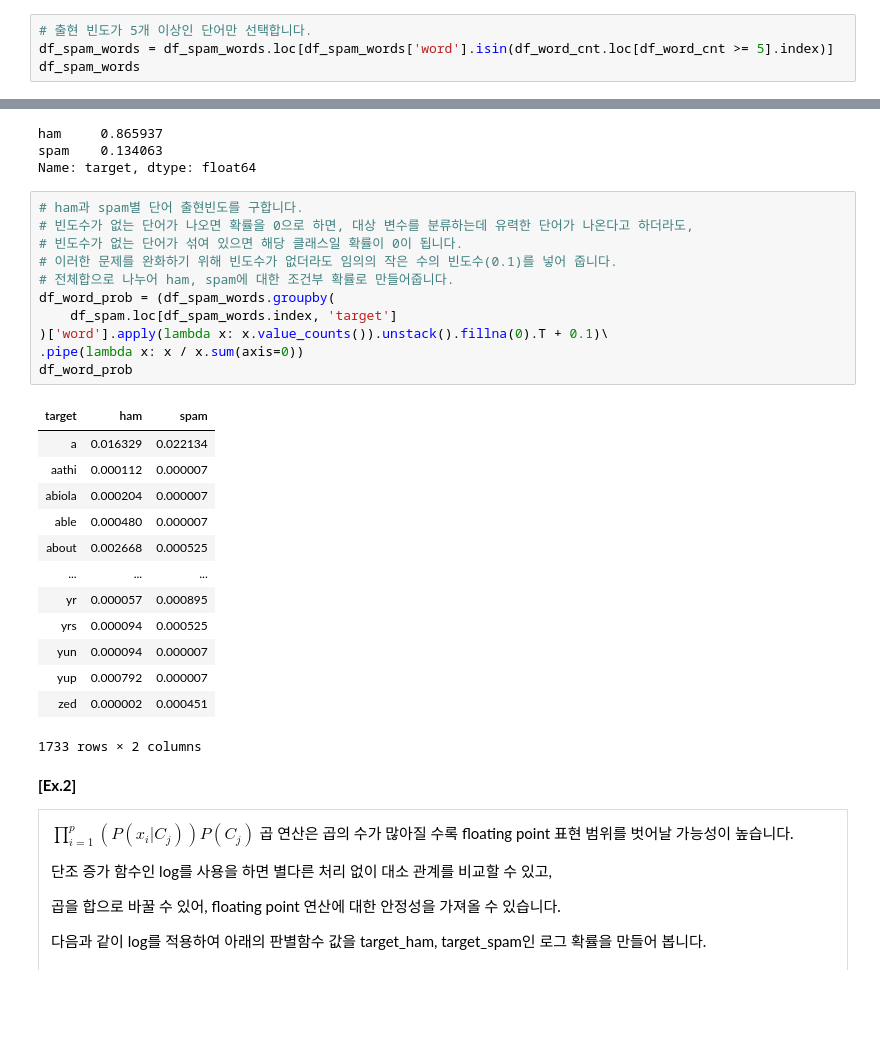
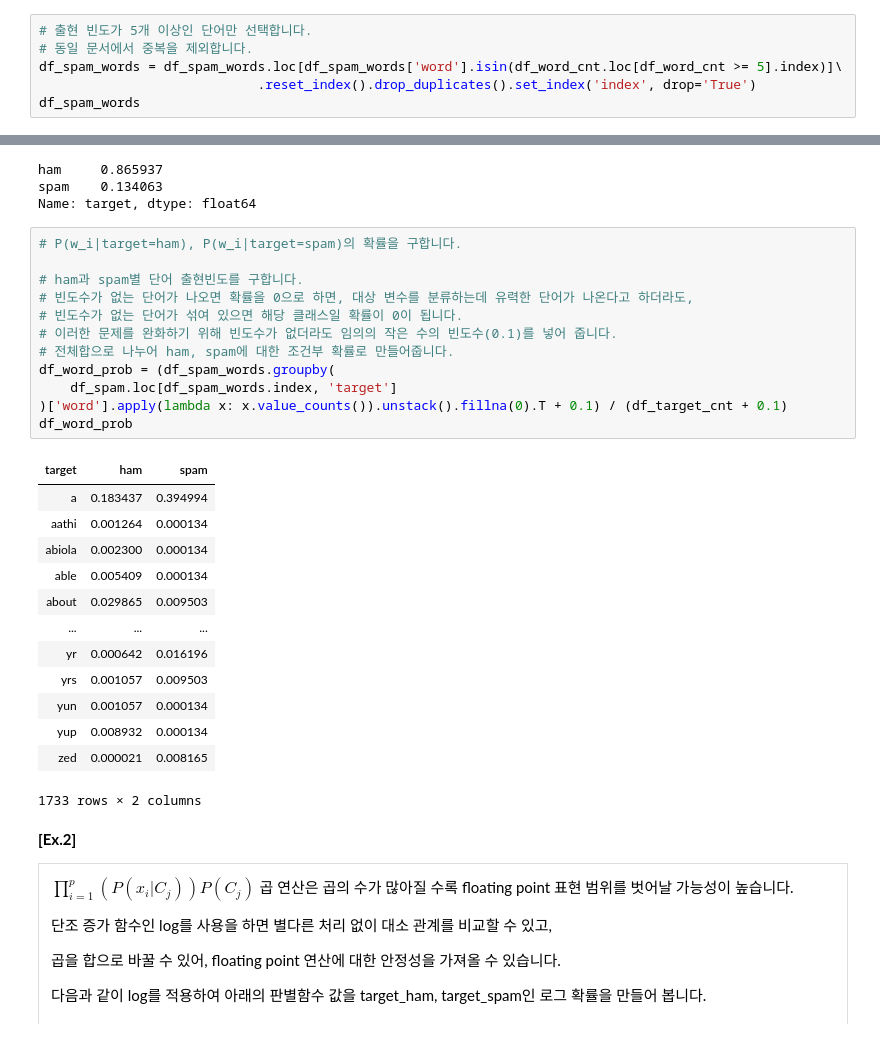
Before and after one commit to sunkusun9/DS_Lv3_elearning, a Jupyter notebook: 4-3. 나이브 베이즈, K최근접 이웃.ipynb, the cells around one changed output, grey strips where cells are left out. Drawn from its saved outputs; the diff is of its cells as text; blank space fills up the shorter version.

Commit message:
코드 수정
4-3 Ex.1  P(w_i | target=Spam), P(w_i | target=ham)을 구하는 방법 수정합니다.

```diff
--- a/4-3. 나이브 베이즈, K최근접 이웃.ipynb
+++ b/4-3. 나이브 베이즈, K최근접 이웃.ipynb
@@ -157,7 +157,9 @@ relaxing         1
 Name: word, Length: 7555, dtype: int64
 # %%
 # 출현 빈도가 5개 이상인 단어만 선택합니다.
-df_spam_words = df_spam_words.loc[df_spam_words['word'].isin(df_word_cnt.loc[df_word_cnt >= 5].index)]
+# 동일 문서에서 중복을 제외합니다.
+df_spam_words = df_spam_words.loc[df_spam_words['word'].isin(df_word_cnt.loc[df_word_cnt >= 5].index)]\
+                            .reset_index().drop_duplicates().set_index('index', drop='True')
 df_spam_words
 # %% [output]
 |  | word |
@@ -190,29 +193,30 @@ ham     0.865937
 spam    0.134063
 Name: target, dtype: float64
 # %%
+# P(w_i|target=ham), P(w_i|target=spam)의 확률을 구합니다.
+
 # ham과 spam별 단어 출현빈도를 구합니다.
 # 빈도수가 없는 단어가 나오면 확률을 0으로 하면, 대상 변수를 분류하는데 유력한 단어가 나온다고 하더라도,
 # 빈도수가 없는 단어가 섞여 있으면 해당 클래스일 확률이 0이 됩니다.
 # 이러한 문제를 완화하기 위해 빈도수가 없더라도 임의의 작은 수의 빈도수(0.1)를 넣어 줍니다.
 # 전체합으로 나누어 ham, spam에 대한 조건부 확률로 만들어줍니다.
 df_word_prob = (df_spam_words.groupby(
     df_spam.loc[df_spam_words.index, 'target']
-)['word'].apply(lambda x: x.value_counts()).unstack().fillna(0).T + 0.1)\
-.pipe(lambda x: x / x.sum(axis=0))
+)['word'].apply(lambda x: x.value_counts()).unstack().fillna(0).T + 0.1) / (df_target_cnt + 0.1)
 df_word_prob
 # %% [output]
 | target | ham | spam |
-| a | 0.016329 | 0.022134 |
-| aathi | 0.000112 | 0.000007 |
-| abiola | 0.000204 | 0.000007 |
-| able | 0.000480 | 0.000007 |
-| about | 0.002668 | 0.000525 |
+| a | 0.183437 | 0.394994 |
+| aathi | 0.001264 | 0.000134 |
+| abiola | 0.002300 | 0.000134 |
+| able | 0.005409 | 0.000134 |
+| about | 0.029865 | 0.009503 |
 | ... | ... | ... |
-| yr | 0.000057 | 0.000895 |
-| yrs | 0.000094 | 0.000525 |
-| yun | 0.000094 | 0.000007 |
-| yup | 0.000792 | 0.000007 |
-| zed | 0.000002 | 0.000451 |
+| yr | 0.000642 | 0.016196 |
+| yrs | 0.001057 | 0.009503 |
+| yun | 0.001057 | 0.000134 |
+| yup | 0.008932 | 0.000134 |
+| zed | 0.000021 | 0.008165 |
 1733 rows × 2 columns
 # %% [markdown]
 **[Ex.2]**
```
Also changed, not shown: parts of 7 cells of this notebook.
